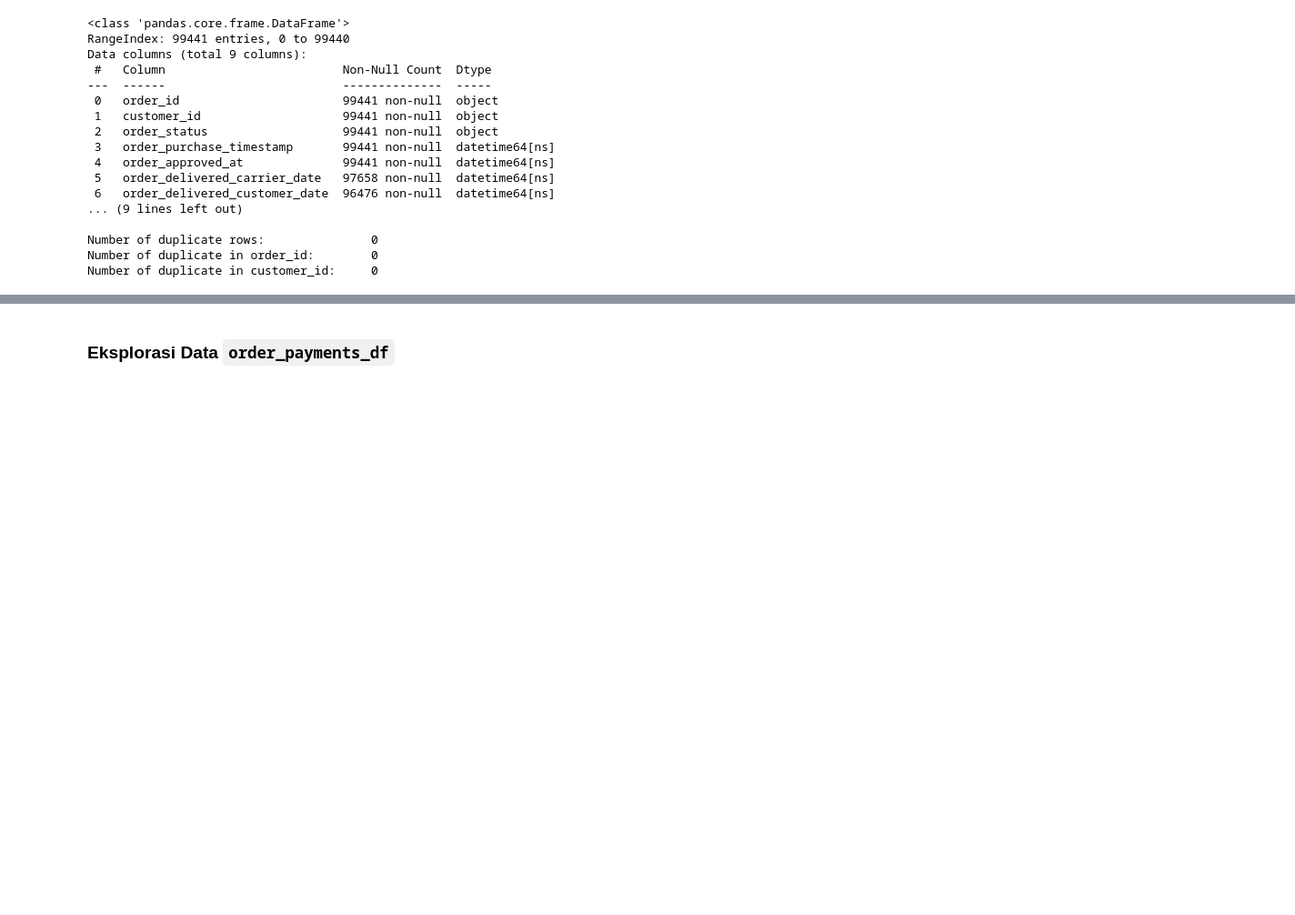
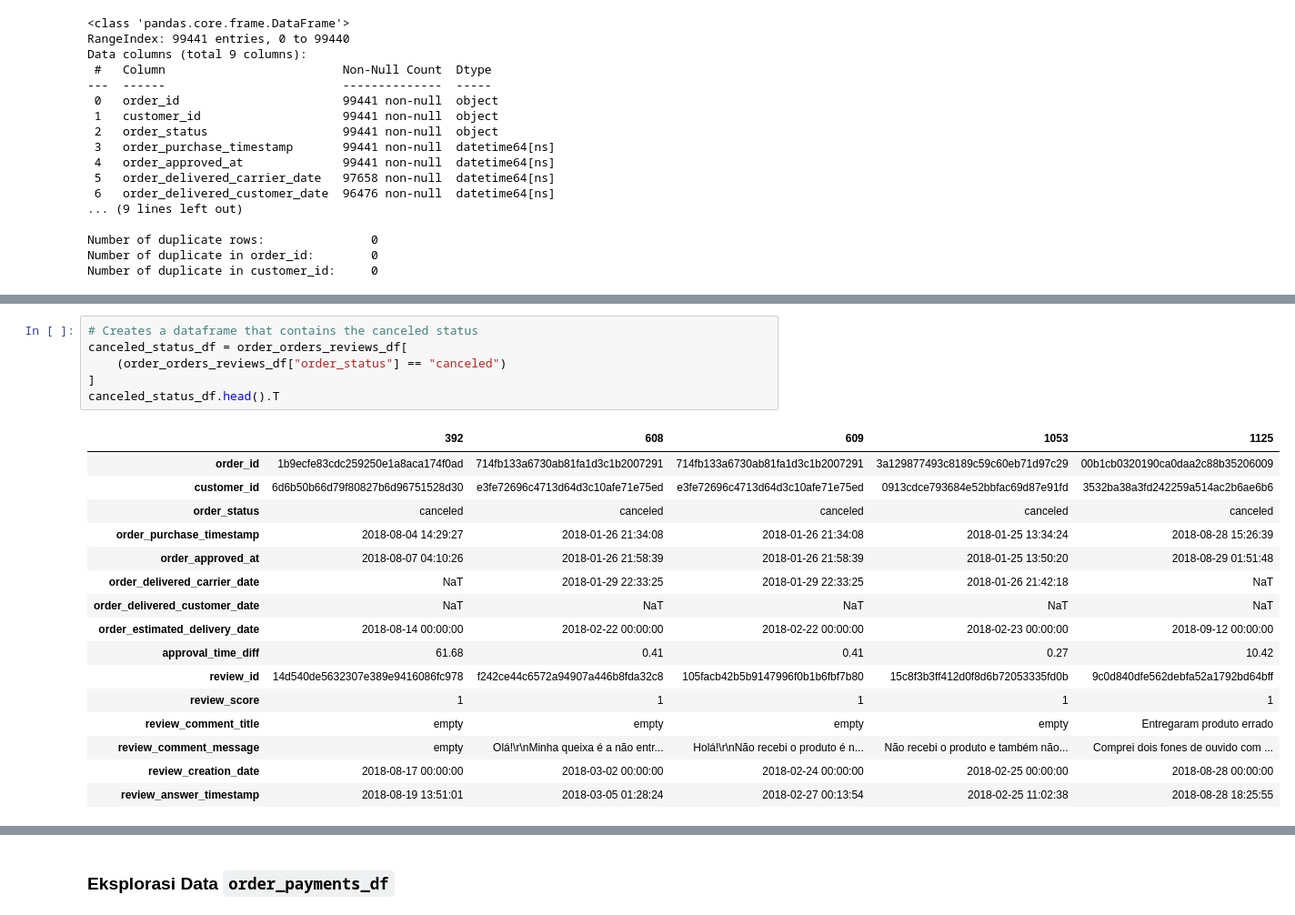
Before and after one commit to fxrdhan/Data-Analysis-Project, a Jupyter notebook: notebook.ipynb, the cells around one changed output, grey strips where cells are left out. Shown at 91% size. Drawn from its saved outputs; the diff is of its cells as text; blank space fills up the shorter version.

```diff
--- a/notebook.ipynb
+++ b/notebook.ipynb
@@ -1840,0 +1448,23 @@ translated_fivestar_df.T
+# %%
+# Creates a dataframe that contains the canceled status
+canceled_status_df = order_orders_reviews_df[
+    (order_orders_reviews_df["order_status"] == "canceled")
+]
+canceled_status_df.head().T
+# %% [output]
+|  | 392 | 608 | 609 | 1053 | 1125 |
+| order_id | 1b9ecfe83cdc259250e1a8aca174f0ad | 714fb133a6730ab81fa1d3c1b2007291 | 714fb133a6730ab81fa1d3c1b2007291 | 3a129877493c8189c59c60eb71d97c29 | 00b1cb0320190ca0daa2c88b35206009 |
+| customer_id | 6d6b50b66d79f80827b6d96751528d30 | e3fe72696c4713d64d3c10afe71e75ed | e3fe72696c4713d64d3c10afe71e75ed | 0913cdce793684e52bbfac69d87e91fd | 3532ba38a3fd242259a514ac2b6ae6b6 |
+| order_status | canceled | canceled | canceled | canceled | canceled |
+| order_purchase_timestamp | 2018-08-04 14:29:27 | 2018-01-26 21:34:08 | 2018-01-26 21:34:08 | 2018-01-25 13:34:24 | 2018-08-28 15:26:39 |
+| order_approved_at | 2018-08-07 04:10:26 | 2018-01-26 21:58:39 | 2018-01-26 21:58:39 | 2018-01-25 13:50:20 | 2018-08-29 01:51:48 |
+| order_delivered_carrier_date | NaT | 2018-01-29 22:33:25 | 2018-01-29 22:33:25 | 2018-01-26 21:42:18 | NaT |
+| order_delivered_customer_date | NaT | NaT | NaT | NaT | NaT |
+| order_estimated_delivery_date | 2018-08-14 00:00:00 | 2018-02-22 00:00:00 | 2018-02-22 00:00:00 | 2018-02-23 00:00:00 | 2018-09-12 00:00:00 |
+| approval_time_diff | 61.68 | 0.41 | 0.41 | 0.27 | 10.42 |
+| review_id | 14d540de5632307e389e9416086fc978 | f242ce44c6572a94907a446b8fda32c8 | 105facb42b5b9147996f0b1b6fbf7b80 | 15c8f3b3ff412d0f8d6b72053335fd0b | 9c0d840dfe562debfa52a1792bd64bff |
+| review_score | 1 | 1 | 1 | 1 | 1 |
+| review_comment_title | empty | empty | empty | empty | Entregaram produto errado |
+| review_comment_message | empty | Olá!\r\nMinha queixa é a não entr... | Holá!\r\nNão recebi o produto é n... | Não recebi o produto e também não... | Comprei dois fones de ouvido com ... |
+| review_creation_date | 2018-08-17 00:00:00 | 2018-03-02 00:00:00 | 2018-02-24 00:00:00 | 2018-02-25 00:00:00 | 2018-08-28 00:00:00 |
+| review_answer_timestamp | 2018-08-19 13:51:01 | 2018-03-05 01:28:24 | 2018-02-27 00:13:54 | 2018-02-25 11:02:38 | 2018-08-28 18:25:55 |
```
Also changed, not shown: parts of 136 cells of this notebook.
